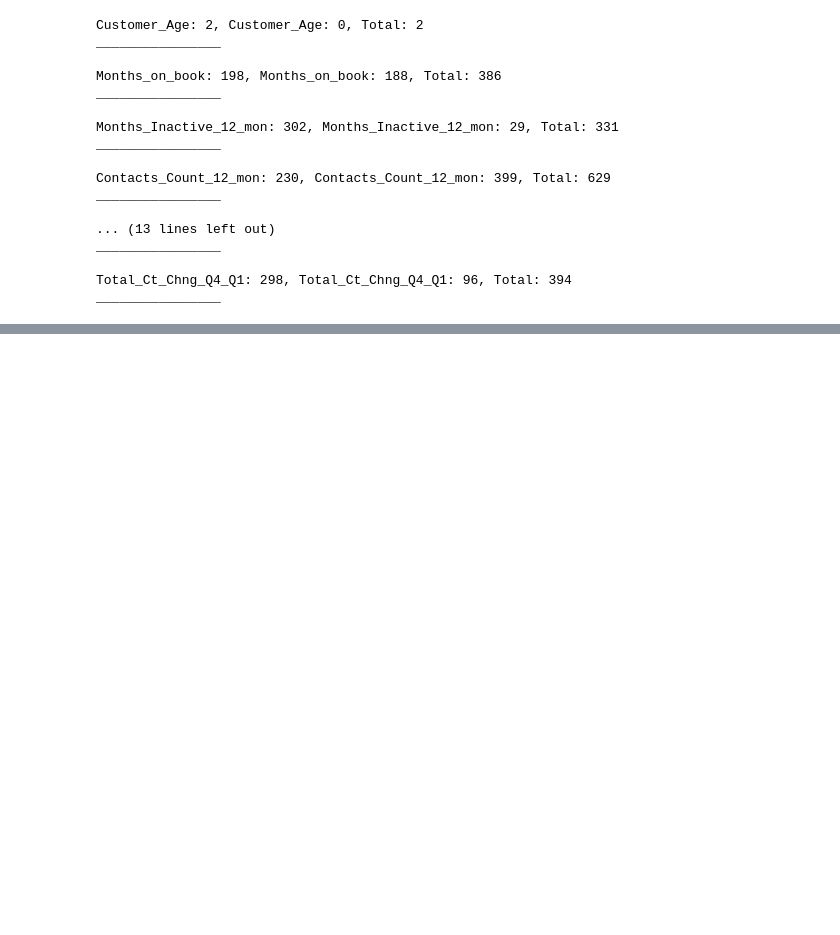
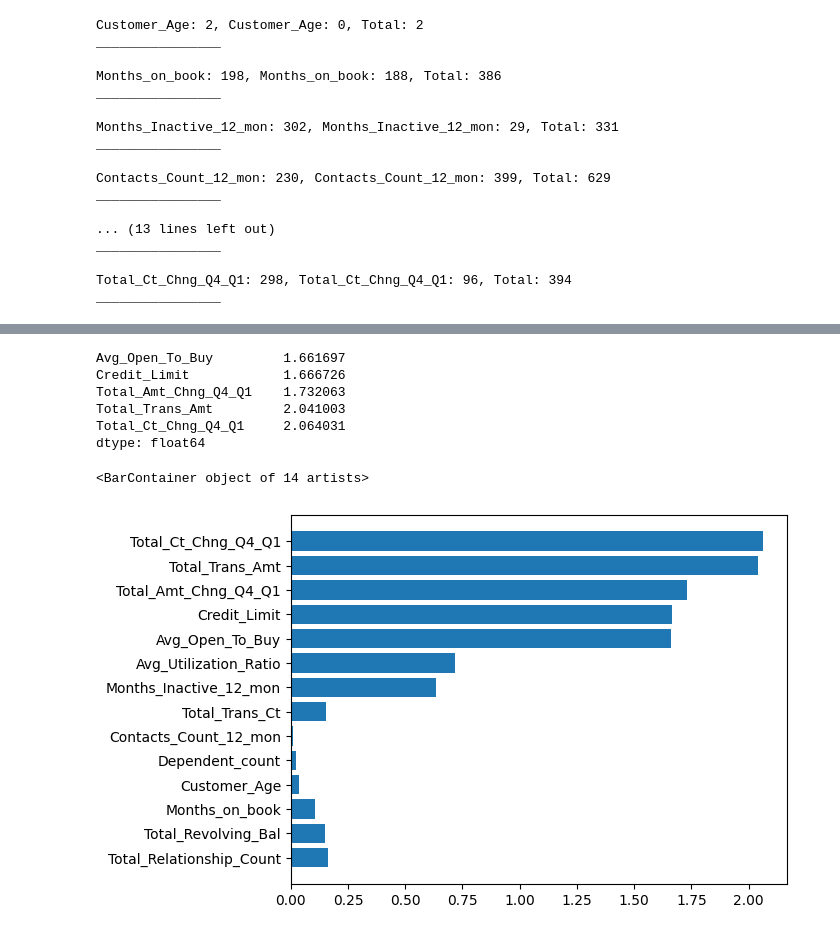
Before and after one commit to bosshussien/Bank_Customers_Analysis, a Jupyter notebook: notebook.ipynb, the cells around one changed output, grey strips where cells are left out. Cells and saved outputs as stored; diff of their text form; code cells hidden in the pictures; blank space fills up the shorter version.

```diff
--- a/notebook.ipynb
+++ b/notebook.ipynb
@@ -98,0 +97,17 @@ sns.boxplot(df["Credit_Limit"])
+# %%
+thing = df.skew(numeric_only=True).tolist()
+skews = df.skew(numeric_only=True).sort_values()
+high_skew = skews[skews.abs() > 1]
+high_skew
+# %% [output]
+Avg_Open_To_Buy         1.661697
+Credit_Limit            1.666726
+Total_Amt_Chng_Q4_Q1    1.732063
+Total_Trans_Amt         2.041003
+Total_Ct_Chng_Q4_Q1     2.064031
+dtype: float64
+# %%
+plt.barh(skews.abs().index, skews.abs().values)
+# %% [output]
+<BarContainer object of 14 artists>
+[figure, added]
```
Also changed, not shown: parts of 13 cells of this notebook.
